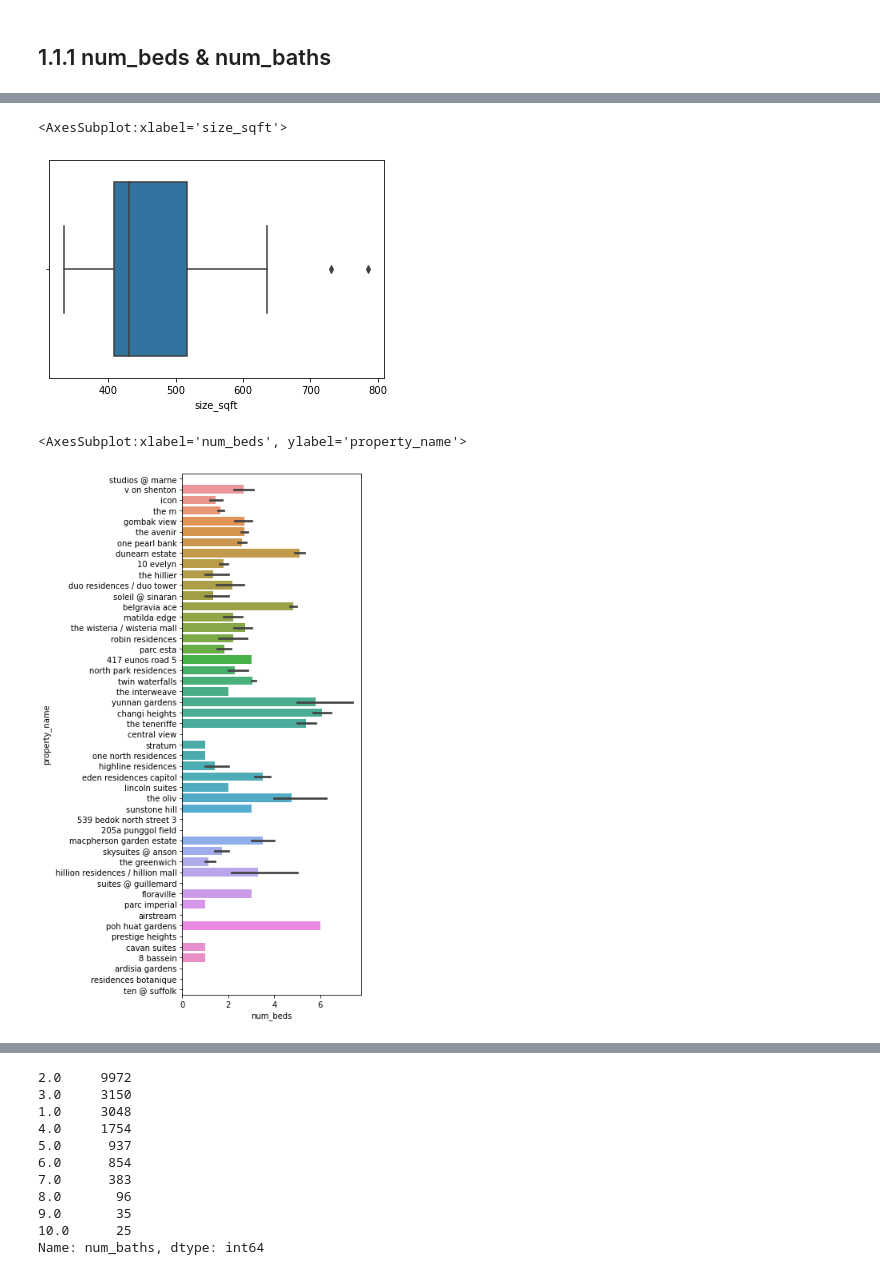
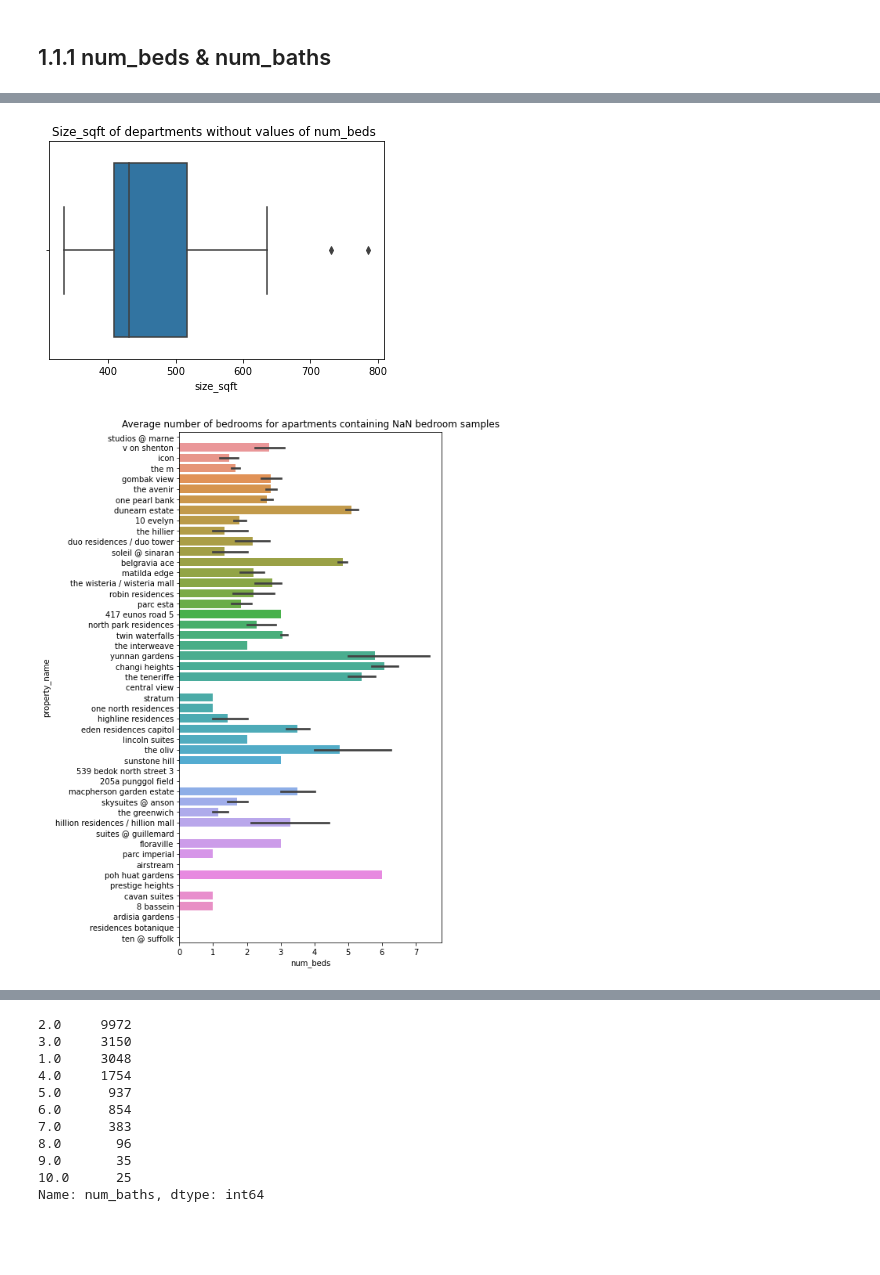
Before and after one commit to PigeonPhobia/no-bylan-regressor, a Jupyter notebook: Jiechen_EDA.ipynb, the cells around one changed output, grey strips where cells are left out. Drawn from its saved outputs; the diff is of its cells as text; code cells hidden in the pictures; blank space fills up the shorter version.

Commit message:
update property_type and visualization

```diff
--- a/Jiechen_EDA.ipynb
+++ b/Jiechen_EDA.ipynb
@@ -88,14 +88,16 @@ df_with_nan.head()
 | 4 | 1 bernam street | one bernam | condo | 99-year leasehold | 2026.0 | 2.0 | 1.0 | 732 | ... |
 # %%
 sns.boxplot(data=df_with_nan.loc[(df_with_nan.num_beds.isna()) & (df_with_nan.size_sqft <= 800)], x='size_sqft')
+plt.title("Size_sqft of departments without values of num_beds ")
+plt.savefig('barplot1.png')
 # %% [output]
-<AxesSubplot:xlabel='size_sqft'>
-[figure, old version]
+[figure, new version]
 # %%
-plt.figure(figsize=(4,12))
+plt.figure(figsize=(6,12))
 pn = df_with_nan['property_name'][df_with_nan.num_beds.isna()].unique()
 check1 = df_with_nan.loc[np.in1d(df_with_nan['property_name'],pn)]
 sns.barplot(data=check1, x='num_beds', y='property_name')
+plt.title("Average number of bedrooms for apartments containing NaN bedroom samples")
+plt.savefig("barplot2.png")
 # %% [output]
-<AxesSubplot:xlabel='num_beds', ylabel='property_name'>
-[figure, old version]
+[figure, new version]
```
Also changed, not shown: parts of 18 cells of this notebook, 1 other file.
